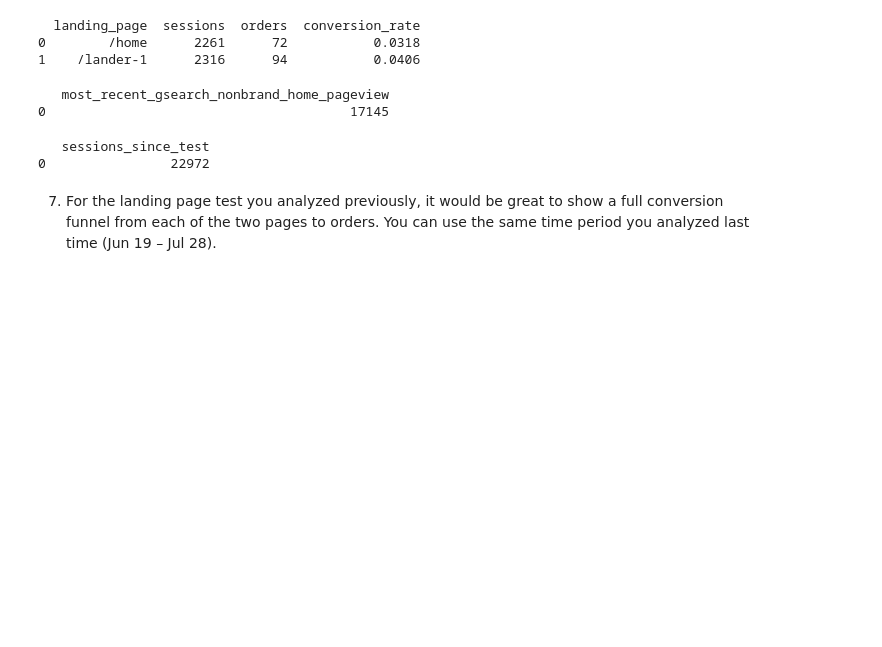
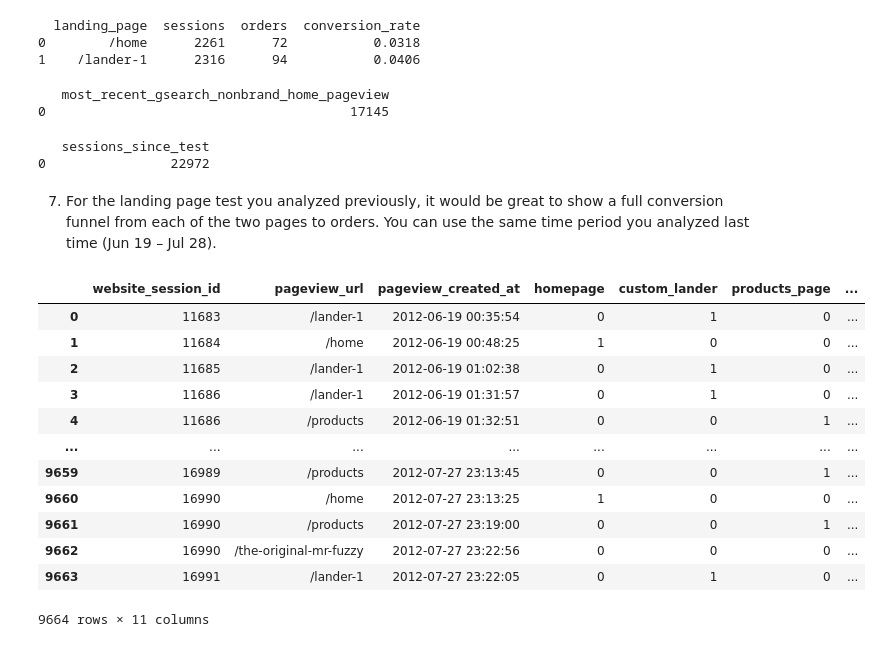
Before and after one commit to roblivesinottawa/ecommerce_project, a Jupyter notebook: notebook/midcourse.ipynb, the cells around one changed output. Saved outputs shown, nothing was run; the diff lists cells and outputs as text; code cells hidden in the pictures; blank space fills up the shorter version.

```diff
--- a/notebook/midcourse.ipynb
+++ b/notebook/midcourse.ipynb
@@ -501,3 +501,44 @@ print(df)
 # %% [markdown]
 7.	For the landing page test you analyzed previously, it would be great to show a full conversion funnel
 from each of the two pages to orders. You can use the same time period you analyzed last time (Jun 19 – Jul 28).
+# %%
+query1 = '''
+SELECT
+	ws.website_session_id,
+    wp.pageview_url,
+    wp.created_at AS pageview_created_at,
+    CASE WHEN pageview_url = '/home' THEN 1 ELSE 0 END AS homepage,
+    CASE WHEN pageview_url = '/lander-1' THEN 1 ELSE 0 END AS custom_lander,
+    CASE WHEN pageview_url = '/products' THEN 1 ELSE 0 END AS products_page,
+    CASE WHEN pageview_url = '/the-original-mr-fuzzy' THEN 1 ELSE 0 END AS mrfuzzy_page,
+    CASE WHEN pageview_url = '/cart' THEN 1 ELSE 0 END AS cart_page,
+    CASE WHEN pageview_url = '/shipping' THEN 1 ELSE 0 END AS shipping_page,
+    CASE WHEN pageview_url = '/billing' THEN 1 ELSE 0 END AS billing_page,
+    CASE WHEN pageview_url = '/thank-you-for-your-order' THEN 1 ELSE 0 END AS thankyou_page
+FROM website_sessions ws
+	LEFT JOIN website_pageviews wp
+		ON ws.website_session_id = wp.website_session_id
+WHERE ws.utm_source = 'gsearch'
+	AND ws.utm_campaign = 'nonbrand'
+    AND ws.created_at < '2012-07-28'
+		AND ws.created_at > '2012-06-19'
+ORDER BY
+	1,3;
+'''
+engine.execute(query1).fetchall()
+df = pd.read_sql(query1, engine)
+df
+# %% [output]
+|  | website_session_id | pageview_url | pageview_created_at | homepage | custom_lander | products_page | ... |
+| 0 | 11683 | /lander-1 | 2012-06-19 00:35:54 | 0 | 1 | 0 | ... |
+| 1 | 11684 | /home | 2012-06-19 00:48:25 | 1 | 0 | 0 | ... |
+| 2 | 11685 | /lander-1 | 2012-06-19 01:02:38 | 0 | 1 | 0 | ... |
+| 3 | 11686 | /lander-1 | 2012-06-19 01:31:57 | 0 | 1 | 0 | ... |
+| 4 | 11686 | /products | 2012-06-19 01:32:51 | 0 | 0 | 1 | ... |
+| ... | ... | ... | ... | ... | ... | ... | ... |
+| 9659 | 16989 | /products | 2012-07-27 23:13:45 | 0 | 0 | 1 | ... |
+| 9660 | 16990 | /home | 2012-07-27 23:13:25 | 1 | 0 | 0 | ... |
+| 9661 | 16990 | /products | 2012-07-27 23:19:00 | 0 | 0 | 1 | ... |
+| 9662 | 16990 | /the-original-mr-fuzzy | 2012-07-27 23:22:56 | 0 | 0 | 0 | ... |
+| 9663 | 16991 | /lander-1 | 2012-07-27 23:22:05 | 0 | 1 | 0 | ... |
+9664 rows × 11 columns
```
Also changed, not shown: parts of 4 cells of this notebook.
